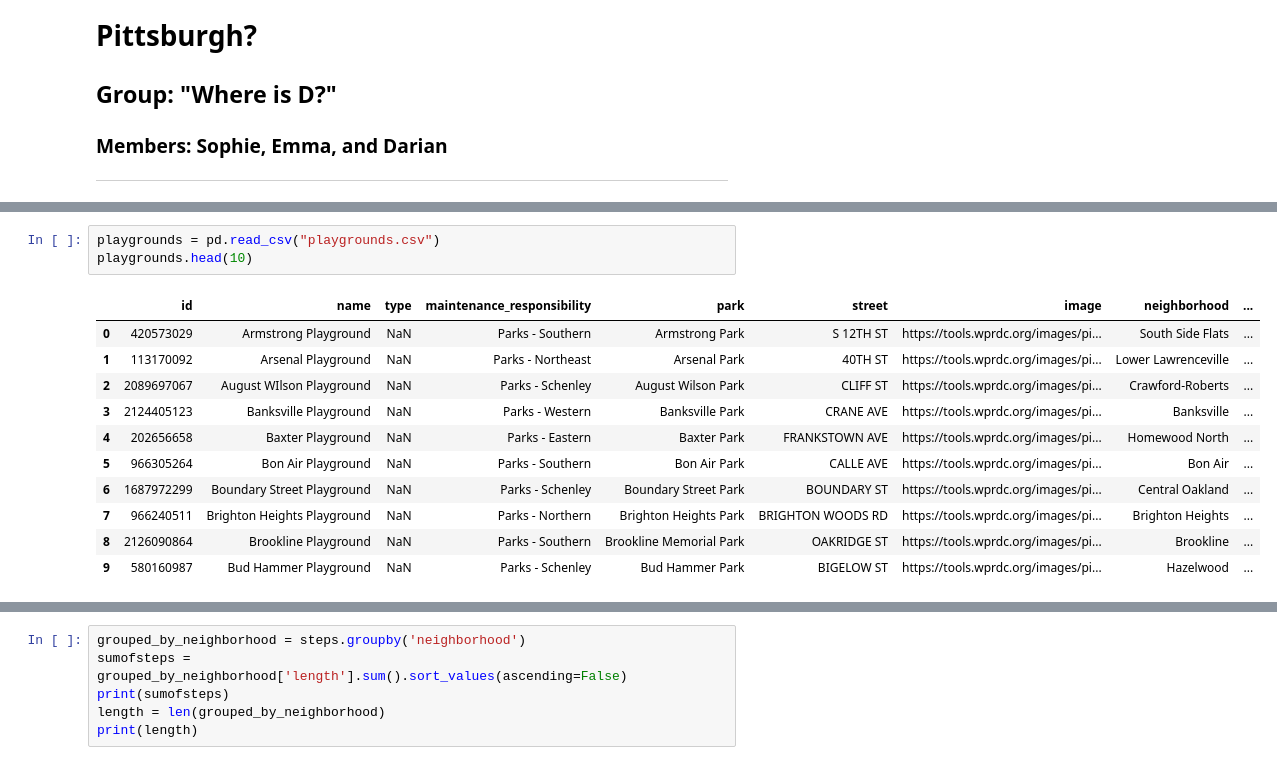
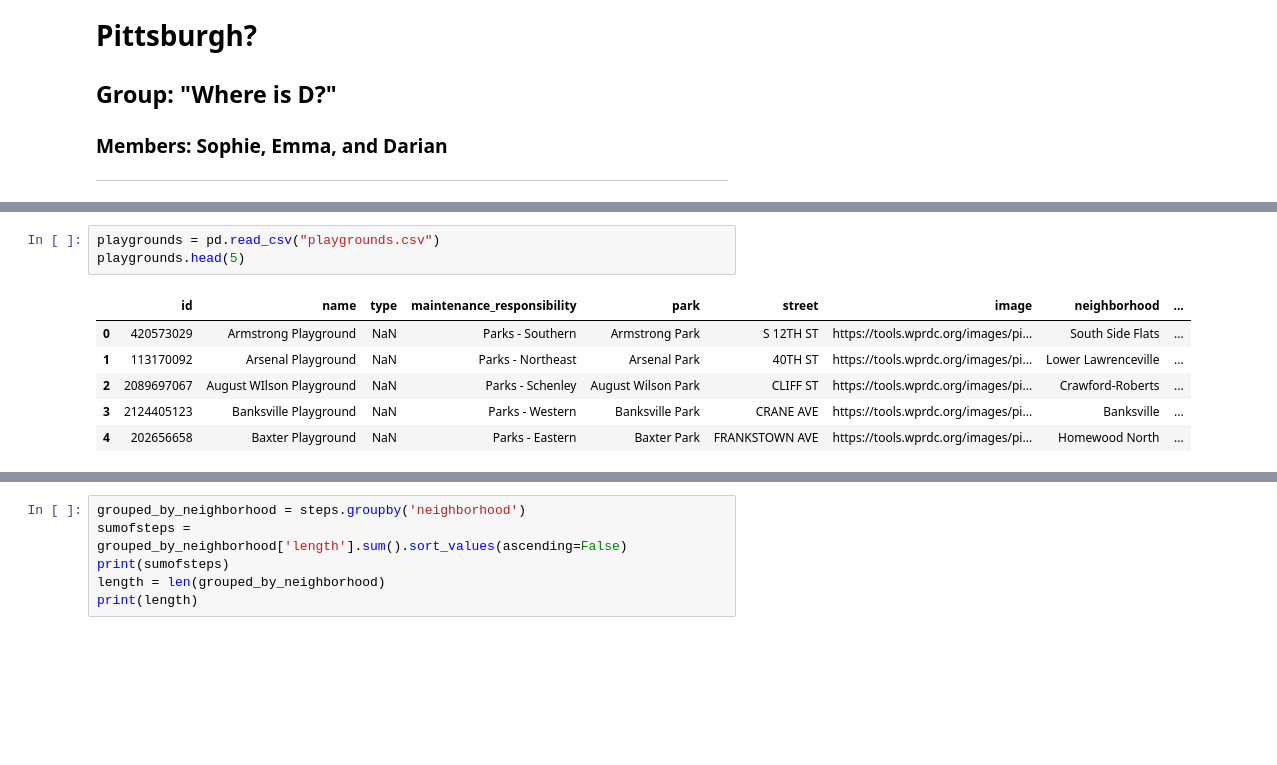
Before and after one commit to emmaknaub/Best-Pittsburgh-Neighborhood, a Jupyter notebook: Final.ipynb, the cells around one changed output, grey strips where cells are left out. Drawn from its saved outputs; the diff is of its cells as text; blank space fills up the shorter version.

```diff
--- a/Final.ipynb
+++ b/Final.ipynb
@@ -30,15 +34,10 @@ steps.head(10)
 # %%
 playgrounds = pd.read_csv("playgrounds.csv")
-playgrounds.head(10)
+playgrounds.head(5)
 # %% [output]
 |  | id | name | type | maintenance_responsibility | park | street | image | neighborhood | ... |
 | 0 | 420573029 | Armstrong Playground | NaN | Parks - Southern | Armstrong Park | S 12TH ST | https://tools.wprdc.org/images/pi... | South Side Flats | ... |
 | 1 | 113170092 | Arsenal Playground | NaN | Parks - Northeast | Arsenal Park | 40TH ST | https://tools.wprdc.org/images/pi... | Lower Lawrenceville | ... |
 | 2 | 2089697067 | August WIlson Playground | NaN | Parks - Schenley | August Wilson Park | CLIFF ST | https://tools.wprdc.org/images/pi... | Crawford-Roberts | ... |
 | 3 | 2124405123 | Banksville Playground | NaN | Parks - Western | Banksville Park | CRANE AVE | https://tools.wprdc.org/images/pi... | Banksville | ... |
 | 4 | 202656658 | Baxter Playground | NaN | Parks - Eastern | Baxter Park | FRANKSTOWN AVE | https://tools.wprdc.org/images/pi... | Homewood North | ... |
-| 5 | 966305264 | Bon Air Playground | NaN | Parks - Southern | Bon Air Park | CALLE AVE | https://tools.wprdc.org/images/pi... | Bon Air | ... |
-| 6 | 1687972299 | Boundary Street Playground | NaN | Parks - Schenley | Boundary Street Park | BOUNDARY ST | https://tools.wprdc.org/images/pi... | Central Oakland | ... |
-| 7 | 966240511 | Brighton Heights Playground | NaN | Parks - Northern | Brighton Heights Park | BRIGHTON WOODS RD | https://tools.wprdc.org/images/pi... | Brighton Heights | ... |
-| 8 | 2126090864 | Brookline Playground | NaN | Parks - Southern | Brookline Memorial Park | OAKRIDGE ST | https://tools.wprdc.org/images/pi... | Brookline | ... |
-| 9 | 580160987 | Bud Hammer Playground | NaN | Parks - Schenley | Bud Hammer Park | BIGELOW ST | https://tools.wprdc.org/images/pi... | Hazelwood | ... |
```
Also changed, not shown: parts of 32 cells of this notebook, 1 other file.
